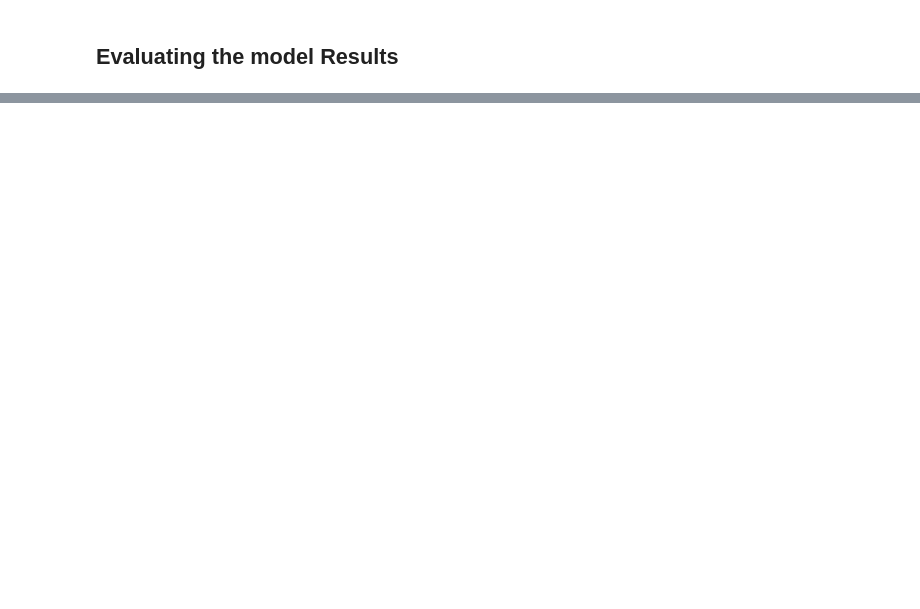
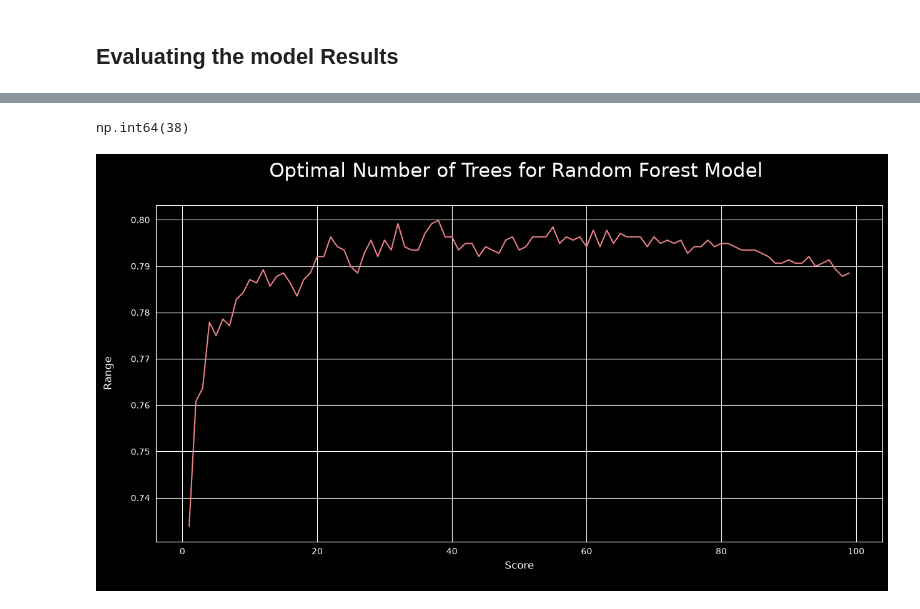
Before and after one commit to rzadrzi/customer_churn_analysis, a Jupyter notebook: customer_churn_analysis.ipynb, the cells around one changed output, grey strips where cells are left out. Saved outputs shown, nothing was run; the diff lists cells and outputs as text; code cells hidden in the pictures; blank space fills up the shorter version.

```diff
--- a/customer_churn_analysis.ipynb
+++ b/customer_churn_analysis.ipynb
@@ -388,3 +373,11 @@ X_train = pd.concat([X_train_num, X_train_cat], axis=1)
 X_test_cat = pd.DataFrame(test_encoded_array, columns=one_hot_encoder.get_feature_names_out(cat_), index=X_test.index)
 X_test_num  = X_test.drop(cat_, axis=1)
 X_test = pd.concat([X_test_num, X_test_cat], axis=1)
+# %%
+imputer = SimpleImputer(missing_values=np.nan, strategy='median')
+
+imputer_val_train = imputer.fit_transform(X_train)
+imputer_val_test = imputer.transform(X_test)
+
+X_train = pd.DataFrame(imputer_val_train, columns=imputer.get_feature_names_out(), index=X_train.index)
+X_test = pd.DataFrame(imputer_val_test, columns=imputer.get_feature_names_out(), index=X_test.index)
@@ -526,5 +538,0 @@ dtype: object
-# %%
-X_train['Partner'] = X_train['Partner'].astype('float64')
-X_train['Dependents'] = X_train['Dependents'].astype('float64')
-X_train['PhoneService'] = X_train['PhoneService'].astype('float64')
-X_train['PaperlessBilling'] = X_train['PaperlessBilling'].astype('float64')
@@ -618,2 +538,0 @@ np.int64(0)
-# %%
-X_train = x_df
@@ -619,0 +587,8 @@ X_train = x_df
+# %%
+score_array = []
+for each in range(1,100):
+    rf_loop = RandomForestClassifier(n_estimators = each, random_state = 1)
+    rf_loop.fit(X_train,y_train)
+    score_array.append(rf_loop.score(X_test,y_test))
+
+score_array
@@ -619,0 +613,22 @@ X_train = x_df
+# %%
+score_array_np = np.array(score_array)
+best_val = score_array_np.argmax()
+best_val + 1
+# %% [output]
+np.int64(38)
+# %%
+fig = plt.figure(figsize=(15, 7))
+plt.plot(range(1,100),score_array, color = '#ec838a')
+plt.ylabel('Range\n',horizontalalignment="center",
+fontstyle = "normal", fontsize = "large",
+fontfamily = "sans-serif")
+plt.xlabel('Score\n',horizontalalignment="center",
+fontstyle = "normal", fontsize = "large",
+fontfamily = "sans-serif")
+plt.title('Optimal Number of Trees for Random Forest Model \n',horizontalalignment="center", fontstyle = "normal", fontsize = "22", fontfamily = "sans-serif")
+#plt.legend(loc='top right', fontsize = "medium")
+plt.xticks(rotation=0, horizontalalignment="center")
+plt.yticks(rotation=0, horizontalalignment="right")
+plt.show()
+# %% [output]
+[figure, added]
```
Also changed, not shown: parts of 32 cells of this notebook.
